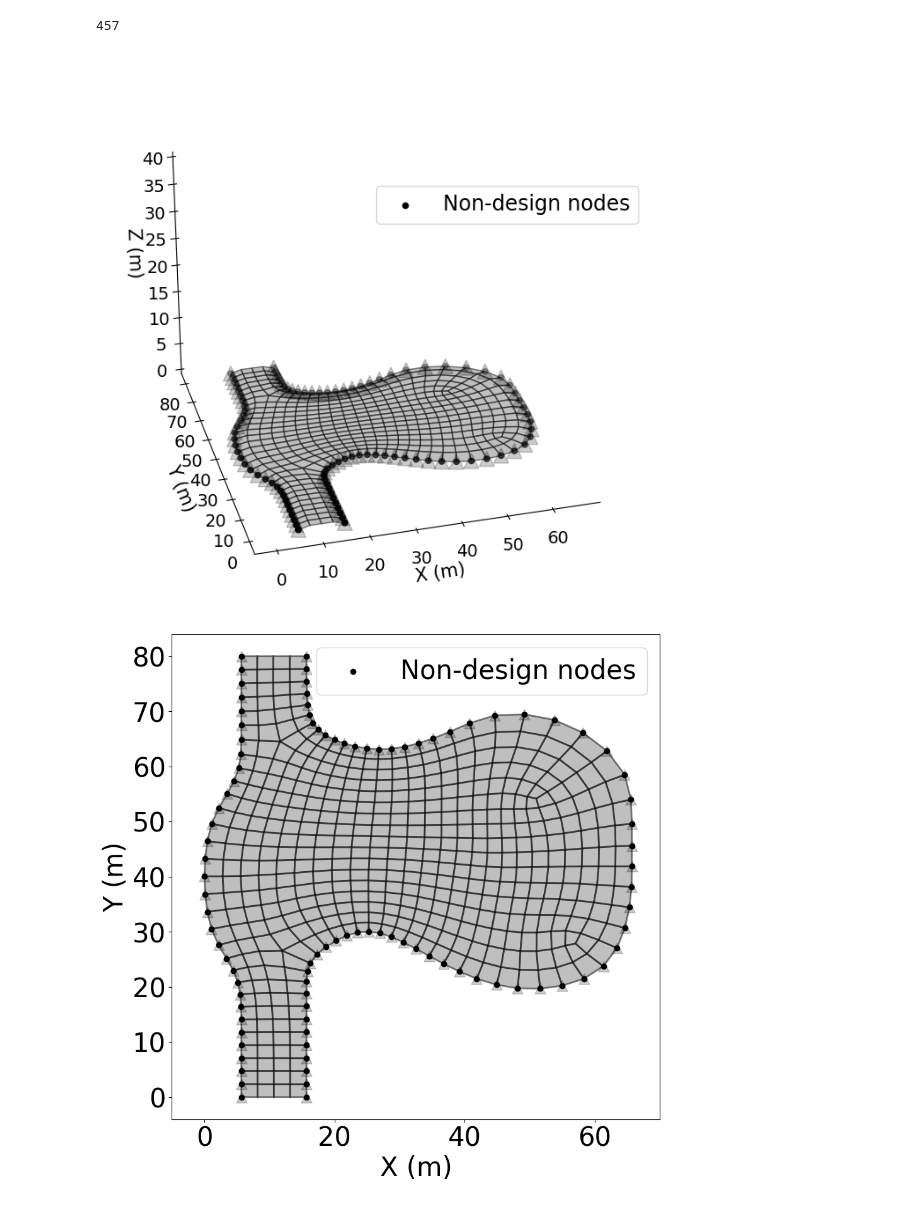
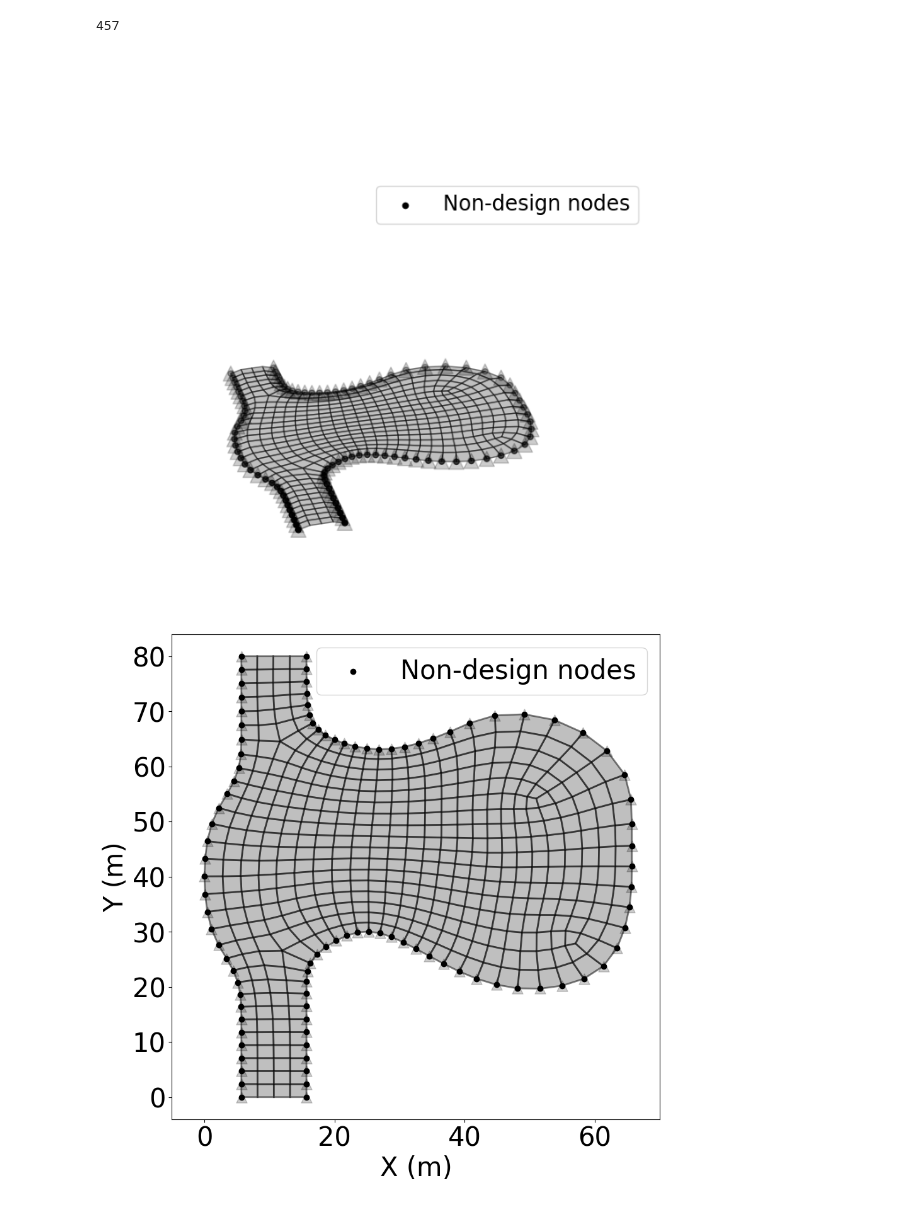
Before and after one commit to GaoyuanWu/JaxSSO, a Jupyter notebook: Examples/Shells_Mannheim_Multihalle.ipynb, the cells around one changed output. Cells and saved outputs as stored; diff of their text form; code cells hidden in the pictures.

```diff
--- a/Examples/Shells_Mannheim_Multihalle.ipynb
+++ b/Examples/Shells_Mannheim_Multihalle.ipynb
@@ -244,34 +252,35 @@ ax.tick_params(axis='both', which='minor', labelsize=14)
 #  ax.plot([x_ele[i,0],x_ele[i,1]],[y_ele[i,0],y_ele[i,1]],[z_ele[i,0],z_ele[i,1]],color='darkcyan')
 all_corners = []
 
 for i in range(n_ele):
     inode = cnct[i,0]
     jnode = cnct[i,1]
     mnode = cnct[i,2]
     nnode = cnct[i,3]
     all_corners.append([[xs[inode],ys[inode],zs[inode]],
                         [xs[jnode],ys[jnode],zs[jnode]],
                         [xs[mnode],ys[mnode],zs[mnode]],
                         [xs[nnode],ys[nnode],zs[nnode]],
                        ])
 
 tdco = Poly3DCollection(all_corners)
 tdco.set_alpha(0.5)
 tdco.set_facecolor('grey')
 tdco.set_edgecolor('black')
 ax.add_collection3d(tdco)
 
 ax.scatter(xs[non_design_nodes],ys[non_design_nodes],zs[non_design_nodes],color='black',label='Non-design nodes')
 ax.scatter(xs[non_design_nodes],ys[non_design_nodes],zs[non_design_nodes],s=150,marker='^',alpha=0.2,color='black')
 ax.view_init(30, -105)
 plt.legend(fontsize=17, loc=(0.5,0.7))
 ax.grid(False)
 ax.xaxis.set_pane_color((1.0, 1.0, 1.0, 1.0))
 ax.yaxis.set_pane_color((1.0, 1.0, 1.0, 1.0))
 ax.zaxis.set_pane_color((1.0, 1.0, 1.0, 1.0))
+plt.axis('off')
 plt.show()
 # %% [output]
-[figure, old version]
+[figure, new version]
 # %%
 
 fig,ax = plt.subplots(figsize=(10,10))
```
Also changed, not shown: parts of 7 cells of this notebook, 21 other files.
